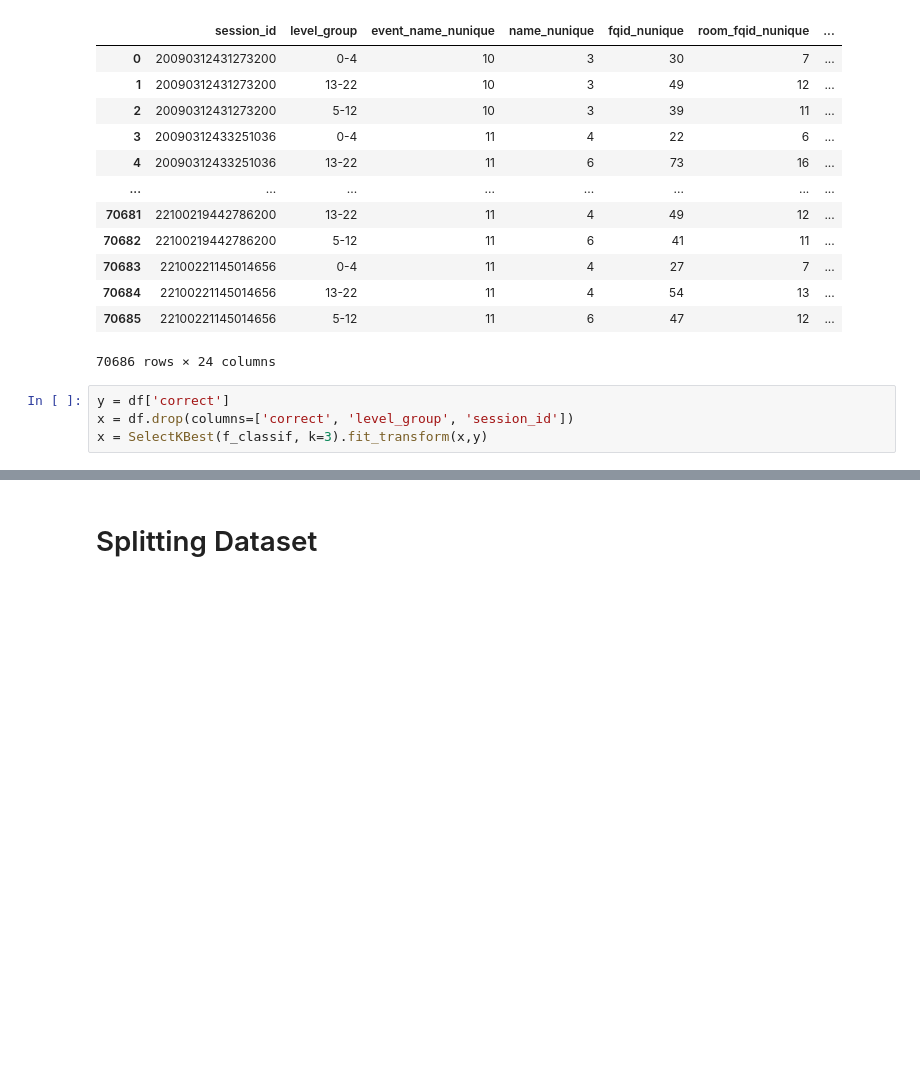
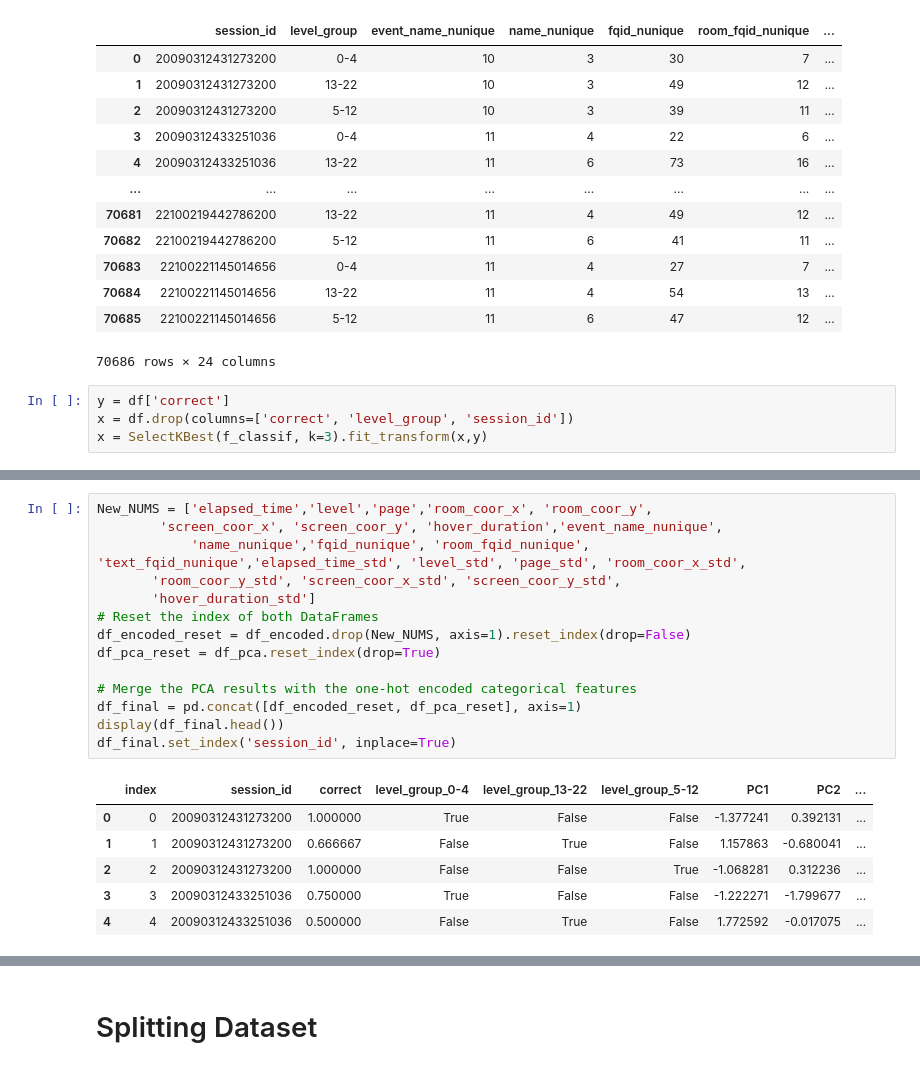
Before and after one commit to Malai237/ML-Project, a Jupyter notebook: starter.ipynb, the cells around one changed output, grey strips where cells are left out. Cells and saved outputs as stored; diff of their text form; blank space fills up the shorter version.

```diff
--- a/starter.ipynb
+++ b/starter.ipynb
@@ -297,0 +312,21 @@ data.head()
+# %%
+New_NUMS = ['elapsed_time','level','page','room_coor_x', 'room_coor_y',
+        'screen_coor_x', 'screen_coor_y', 'hover_duration','event_name_nunique',
+            'name_nunique','fqid_nunique', 'room_fqid_nunique', 'text_fqid_nunique','elapsed_time_std', 'level_std', 'page_std', 'room_coor_x_std',
+       'room_coor_y_std', 'screen_coor_x_std', 'screen_coor_y_std',
+       'hover_duration_std']
+# Reset the index of both DataFrames
+df_encoded_reset = df_encoded.drop(New_NUMS, axis=1).reset_index(drop=False)
+df_pca_reset = df_pca.reset_index(drop=True)
+
+# Merge the PCA results with the one-hot encoded categorical features
+df_final = pd.concat([df_encoded_reset, df_pca_reset], axis=1)
+display(df_final.head())
+df_final.set_index('session_id', inplace=True)
+# %% [output]
+|  | index | session_id | correct | level_group_0-4 | level_group_13-22 | level_group_5-12 | PC1 | PC2 | ... |
+| 0 | 0 | 20090312431273200 | 1.000000 | True | False | False | -1.377241 | 0.392131 | ... |
+| 1 | 1 | 20090312431273200 | 0.666667 | False | True | False | 1.157863 | -0.680041 | ... |
+| 2 | 2 | 20090312431273200 | 1.000000 | False | False | True | -1.068281 | 0.312236 | ... |
+| 3 | 3 | 20090312433251036 | 0.750000 | True | False | False | -1.222271 | -1.799677 | ... |
+| 4 | 4 | 20090312433251036 | 0.500000 | False | True | False | 1.772592 | -0.017075 | ... |
```
Also changed, not shown: parts of 20 cells of this notebook.
